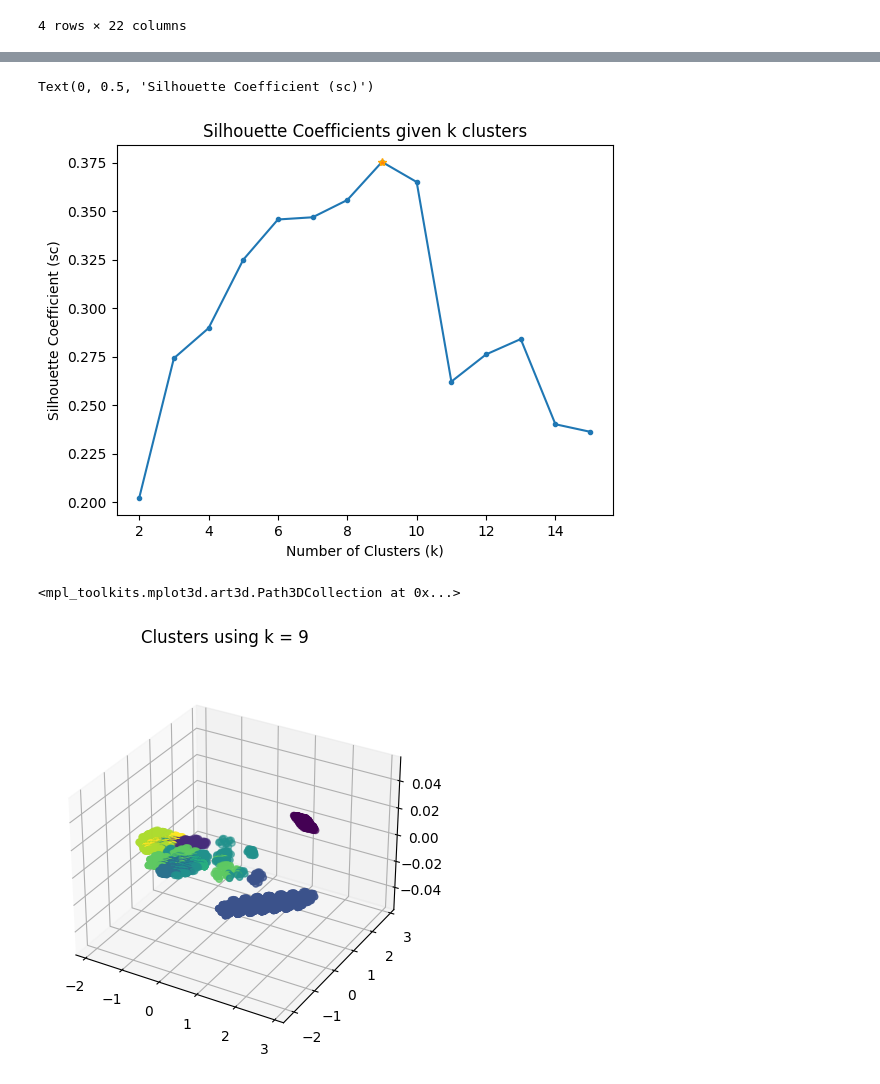
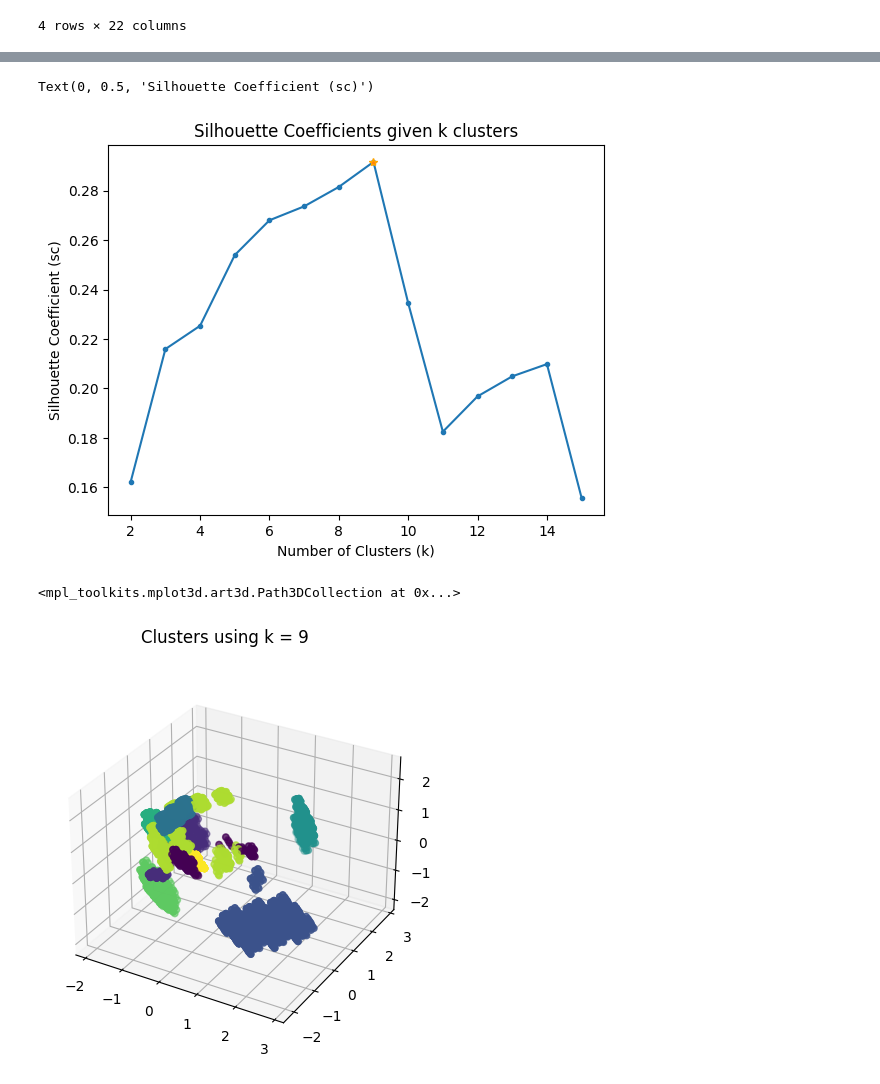
Before and after one commit to trthingnes/IDATT2502-ML, a Jupyter notebook: 07/MushroomClustering.ipynb, the cells around one changed output, grey strips where cells are left out. Saved outputs shown, nothing was run; the diff lists cells and outputs as text; code cells hidden in the pictures.

Commit message:
Polished clustering assignment

```diff
--- a/07/MushroomClustering.ipynb
+++ b/07/MushroomClustering.ipynb
@@ -26,12 +19,15 @@ pca_data = pca.fit_transform(dummy_df)
 # %%
+# Introduce dummy variables.
+dummy_df = pd.get_dummies(df)
+
 min_k, max_k = 2, 15
 ks = np.arange(min_k, max_k + 1)
 silhouettes = np.zeros((max_k - min_k) + 1)
 
 for k in ks:
     kmeans = KMeans(n_clusters=k)
-    kmeans.fit(pca_data)
-    silhouettes[k - min_k] = silhouette_score(pca_data, kmeans.labels_)
+    kmeans.fit(dummy_df)
+    silhouettes[k - min_k] = silhouette_score(dummy_df, kmeans.labels_)
     print(f"k = {k} gave sc = {silhouettes[k - min_k]:.3f}")
 
 max_index = silhouettes.argmax()
@@ -61,18 +57,18 @@ plt.xlabel('Number of Clusters (k)')
 plt.ylabel('Silhouette Coefficient (sc)')
 # %% [output]
 Text(0, 0.5, 'Silhouette Coefficient (sc)')
-[figure, old version]
+[figure, new version]
 # %%
 # Project the dataset in 3D by reducing dimentions.
 k = ks[max_index]
 pca = PCA(n_components=3) # Use PCA with 3 dimentions.
 points = np.array(pca.fit_transform(dummy_df)) # Transform the data into points in 3D space.
-labels = KMeans(n_clusters=k).fit_predict(pca_data) # Generate labels/colors based on the best k.
+labels = KMeans(n_clusters=k).fit_predict(dummy_df) # Generate labels/colors based on the best k.
 # %%
 fig = plt.figure()
 fig.suptitle(f"Clusters using k = {k}")
 ax = fig.add_subplot(111, projection="3d")
-ax.scatter(points[:, 0], points[:, 1], c=labels, s=20, cmap="viridis")
+ax.scatter(points[:, 0], points[:, 1], points[:, 2], c=labels, s=20)
 # %% [output]
 <mpl_toolkits.mplot3d.art3d.Path3DCollection at 0x...>
-[figure, old version]
+[figure, new version]
```
Also changed, not shown: parts of 2 cells of this notebook.
